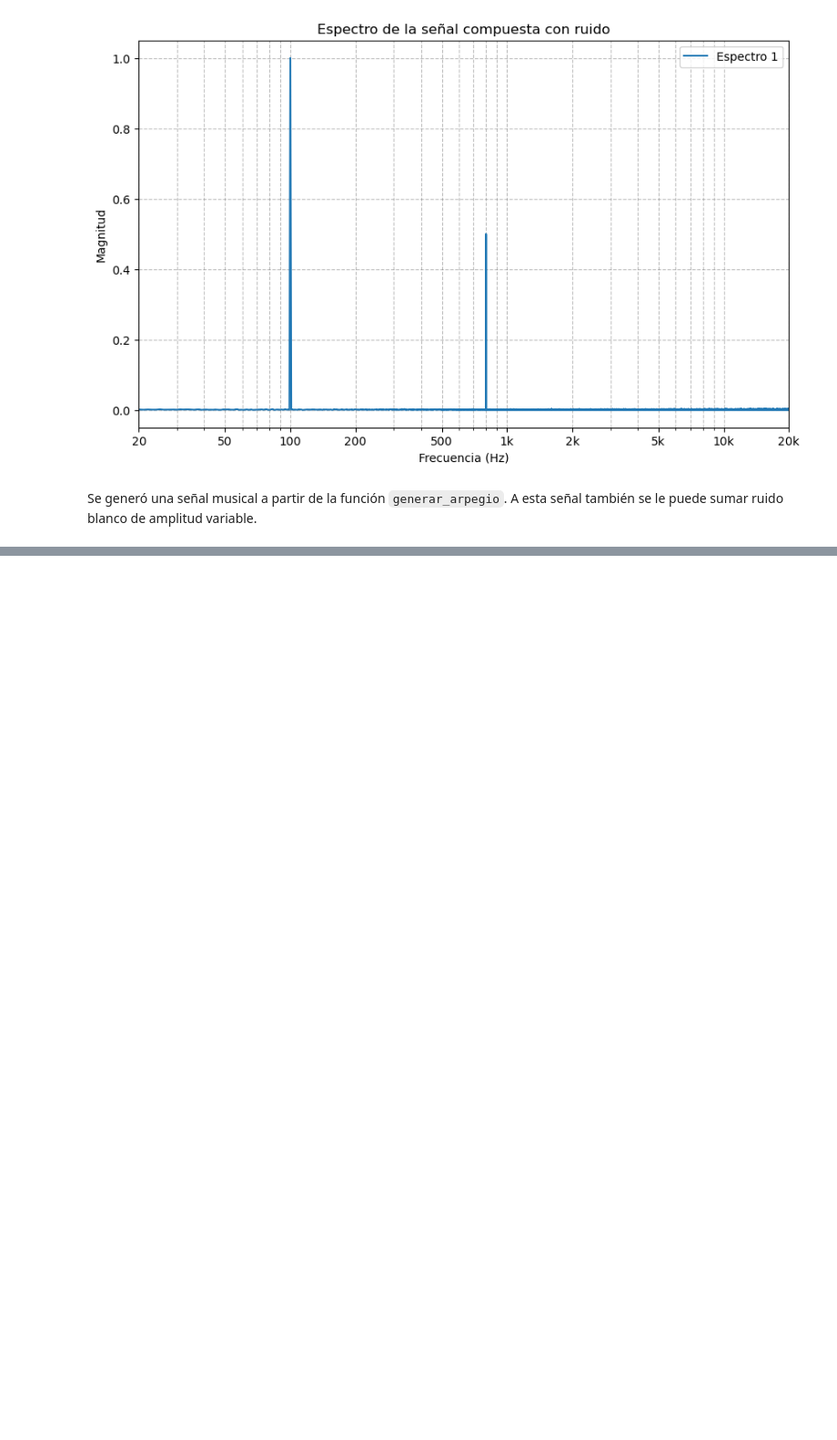
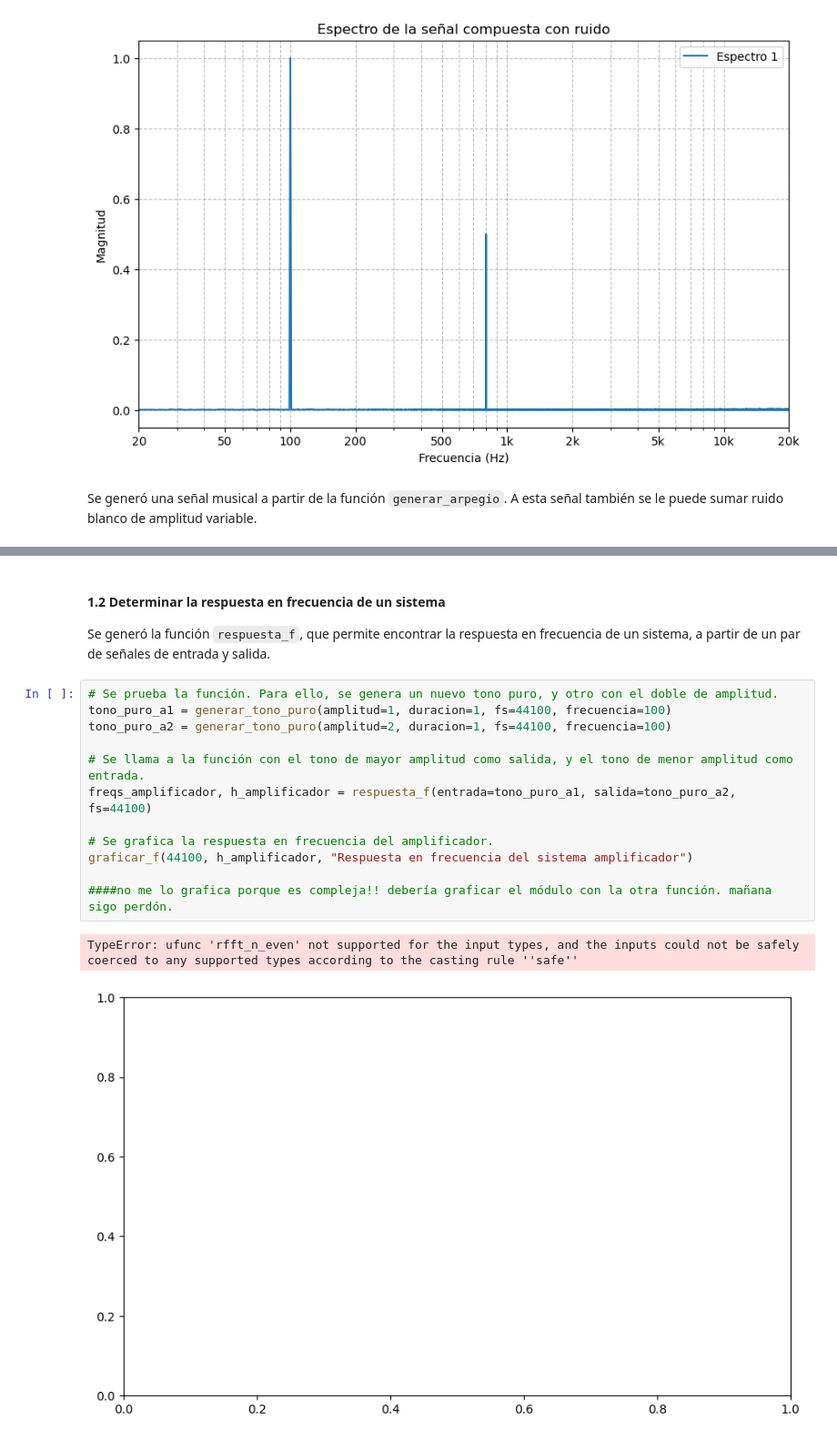
Before and after one commit to mattialuciana/DSP, a Jupyter notebook: Angio_Bajaroff_Mattia_Winiar.ipynb, the cells around one changed output, grey strips where cells are left out. Shown at 91% size. Drawn from its saved outputs; the diff is of its cells as text; blank space fills up the shorter version.

Commit message:
rta en frecuencia en proceso

```diff
--- a/Angio_Bajaroff_Mattia_Winiar.ipynb
+++ b/Angio_Bajaroff_Mattia_Winiar.ipynb
@@ -93 +94,20 @@ graficar_f(44100, señal_musical_ruido, "Espectro señal musical con ruido")
 [figure]
+# %% [markdown]
+#### 1.2 Determinar la respuesta en frecuencia de un sistema
+
+Se generó la función `respuesta_f`, que permite encontrar la respuesta en frecuencia de un sistema, a partir de un par de señales de entrada y salida.
+# %%
+# Se prueba la función. Para ello, se genera un nuevo tono puro, y otro con el doble de amplitud.
+tono_puro_a1 = generar_tono_puro(amplitud=1, duracion=1, fs=44100, frecuencia=100)
+tono_puro_a2 = generar_tono_puro(amplitud=2, duracion=1, fs=44100, frecuencia=100)
+
+# Se llama a la función con el tono de mayor amplitud como salida, y el tono de menor amplitud como entrada.
+freqs_amplificador, h_amplificador = respuesta_f(entrada=tono_puro_a1, salida=tono_puro_a2, fs=44100)
+
+# Se grafica la respuesta en frecuencia del amplificador.
+graficar_f(44100, h_amplificador, "Respuesta en frecuencia del sistema amplificador")
+
+####no me lo grafica porque es compleja!! debería graficar el módulo con la otra función. mañana sigo perdón.
+# %% [output]
+TypeError: ufunc 'rfft_n_even' not supported for the input types, and the inputs could not be safely coerced to any supported types according to the casting rule ''safe''
+[figure, added]
```
Also changed, not shown: parts of 5 cells of this notebook.
